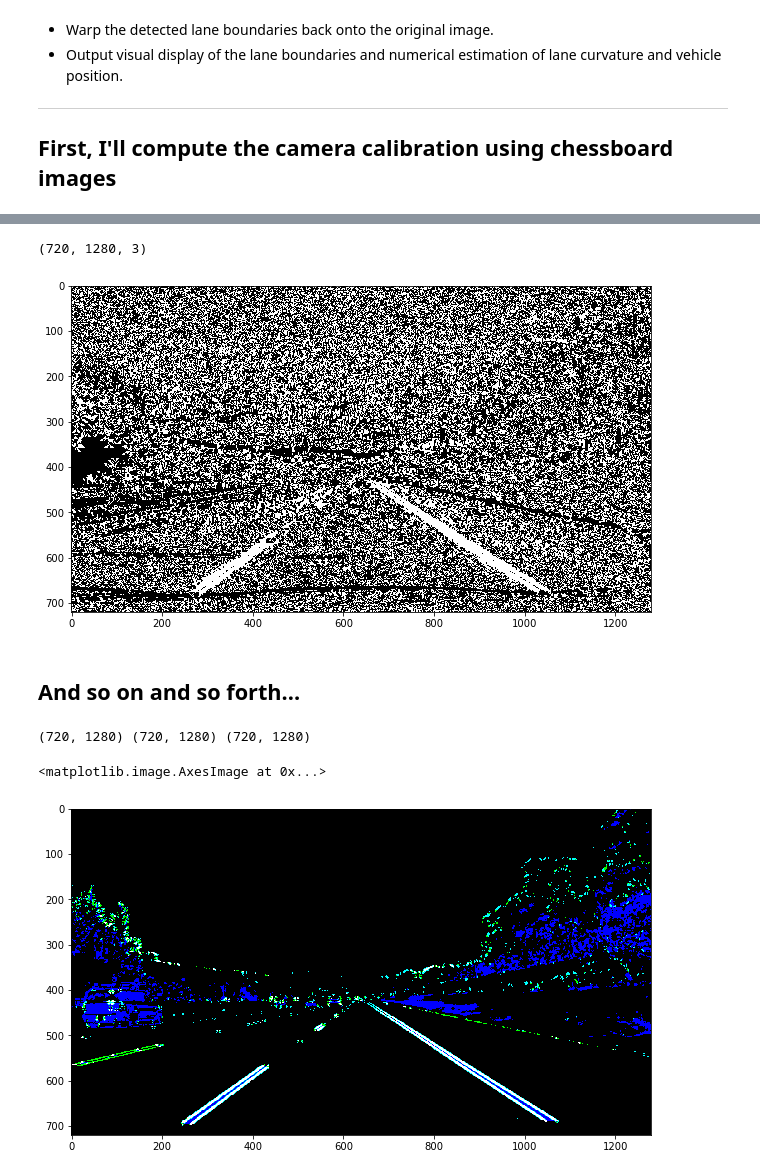
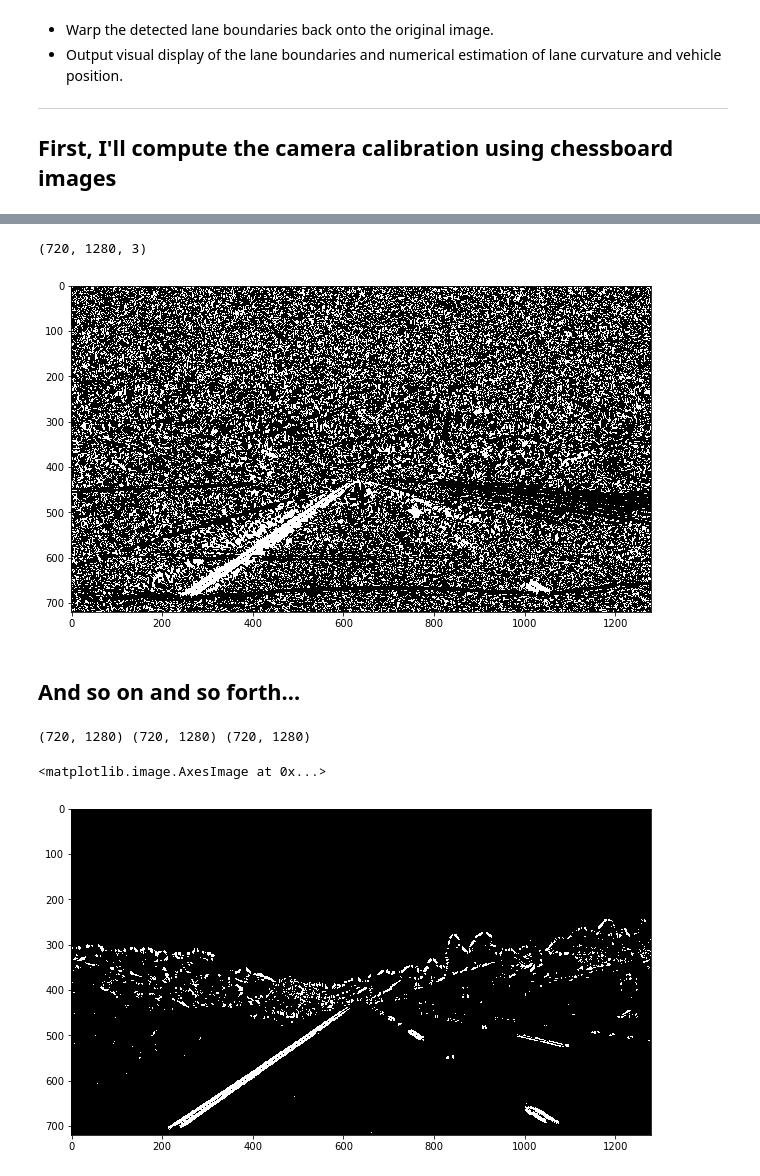
Before and after one commit to artongdou/CarND-Advanced-Lane-Lines, a Jupyter notebook: adv_lane_finding.ipynb, the cells around one changed output, grey strips where cells are left out. Saved outputs shown, nothing was run; the diff lists cells and outputs as text; code cells hidden in the pictures.

```diff
--- a/adv_lane_finding.ipynb
+++ b/adv_lane_finding.ipynb
@@ -75,3 +75,23 @@ for fname in images:
     img = cv2.imread(fname)
     dst = cv2.undistort(img, mtx, dist, None, None)
     cv2.imwrite(os.path.join(dir_output_undist,fname.split('/')[-1]), dst)
+# %%
+img = cv2.imread('./test_images/test2.jpg')
+# img = cv2.imread('./data/frame1040.jpg')
+# dst = cv2.undistort(img, mtx, dist, None, None)
+hsv = cv2.cvtColor(img, cv2.COLOR_BGR2HSV)
+h = hsv[:,:,0]
+v = hsv[:,:,2]
+s = hsv[:,:,1]
+s[s<120]=0
+v[v<100] = 0
+h[(h<20) | (h>30)] = 0
+blank = np.zeros_like(s)
+blank[(s != 0) & (v != 0)] = 255
+plt.subplots(3,1,figsize=(20,10))
+plt.subplot(311)
+plt.imshow(h, cmap='gray')
+plt.subplot(312)
+plt.imshow(v, cmap="gray")
+plt.subplot(313)
+plt.imshow(blank, cmap="gray")
@@ -79,18 +102,18 @@ for fname in images:
 def hls_select_with_s(img, thresh=(0,255)):
     hls = cv2.cvtColor(img, cv2.COLOR_BGR2HLS)
     s = hls[:,:,2]
+    l = hls[:,:,1]
     bin_img = np.zeros_like(s)
+    # bin_img[(thresh[0] < l) & (l <= thresh[1])] = 1
     bin_img[(thresh[0] < s) & (s <= thresh[1])] = 1
     return s, bin_img
 
 def hls_select(img, thresh=(0,255)):
-    hls = cv2.cvtColor(img, cv2.COLOR_BGR2HLS)
-    s = hls[:,:,2]
-    bin_img = np.zeros_like(s)
-    bin_img[(thresh[0] < s) & (s <= thresh[1])] = 1
+    s, bin_img = hls_select_with_s(img, thresh)
     return bin_img
 
-img = cv2.imread('./test_images/straight_lines2.jpg')
+# img = cv2.imread('./data/frame1040.jpg')
+img = cv2.imread('./test_images/straight_lines1.jpg')
 dst = cv2.undistort(img, mtx, dist, None, None)
 
 s, bin_img = hls_select_with_s(img, (120,255))
@@ -123,5 +146,5 @@ ax.imshow(bin_img, cmap="gray")
 # %%
-bin_img = sobel_1Dselect(img,'y', 7, (50,255))
+bin_img = sobel_1Dselect(img,'y', 7, (50,100))
 fig, ax = plt.subplots(figsize=(12, 6))
 ax.imshow(bin_img, cmap="gray")
 # %% [output]
@@ -138,7 +161,7 @@ def sobel_mag_select(img, sobel_kernel=3, thresh=(0,255)):
     bin_img[(abs_sobel > thresh[0]) & (abs_sobel <= thresh[1])] = 1
     return bin_img
 
-bin_img = sobel_mag_select(img, 15, (100,255))
+bin_img = sobel_mag_select(img, 15, (50,100))
 fig, ax = plt.subplots(figsize=(12, 6))
 ax.imshow(bin_img, cmap="gray")
 # %% [output]
@@ -154,30 +177,32 @@ def sobel_dir_select(img, sobel_kernel=3, thresh=(0,np.pi/2)):
     bin_img[(sobel_angle > thresh[0]) & (sobel_angle <= thresh[1])] = 1
     return bin_img
 
-bin_img = sobel_dir_select(img, 15, (0.7,1.3))
+bin_img = sobel_dir_select(img, 21, (0.8,1.2))
 fig, ax = plt.subplots(figsize=(12, 6))
-ax.imshow(bin_img, cmap="gray")
+ax.imshow(bin_img*255, cmap="gray")
 print(img.shape)
 # %% [output]
 (720, 1280, 3)
-[figure, old version]
+[figure, new version]
 # %% [markdown]
 ## And so on and so forth...
 # %%
 undist = cv2.undistort(img, mtx, dist, None, None)
-bin_dir = sobel_dir_select(undist, 15, (0.7,1.3))
-bin_mag = sobel_mag_select(undist,15,(100,255))
+bin_dir = sobel_dir_select(undist, 15, (0.8,1.2))
+bin_mag = sobel_mag_select(undist,15,(50,255))
 bin_s = hls_select(undist, thresh=(120,255))
 bin_sobelx = sobel_1Dselect(undist,'x',15,(30,255))
 bin_sobely = sobel_1Dselect(undist,'y',15,(30,255))
 bin_img = np.zeros_like(gray)
 bin_img[(bin_dir == 1) & (bin_mag == 1)] = 1
 print(bin_sobelx.shape, bin_sobely.shape, bin_s.shape)
-color_binary = np.dstack(( bin_mag & bin_dir, bin_sobely&bin_sobelx, bin_s | (bin_sobelx&bin_sobely & bin_dir))) * 255
+# combined = (bin_mag & bin_dir)|(bin_sobely&bin_sobelx) |(bin_s & (bin_sobelx&bin_sobely & bin_dir))
+combined = (bin_sobely&bin_sobelx) |(bin_s & bin_dir)
+color_binary = np.dstack(( combined,combined,combined )) * 255
 fig, ax = plt.subplots(figsize=(12, 6))
 ax.imshow(color_binary, cmap="gray")
 # %% [output]
 (720, 1280) (720, 1280) (720, 1280)
 <matplotlib.image.AxesImage at 0x...>
-[figure, old version]
+[figure, new version]
 # %%
```
Also changed, not shown: parts of 14 cells of this notebook, 2 other files.
